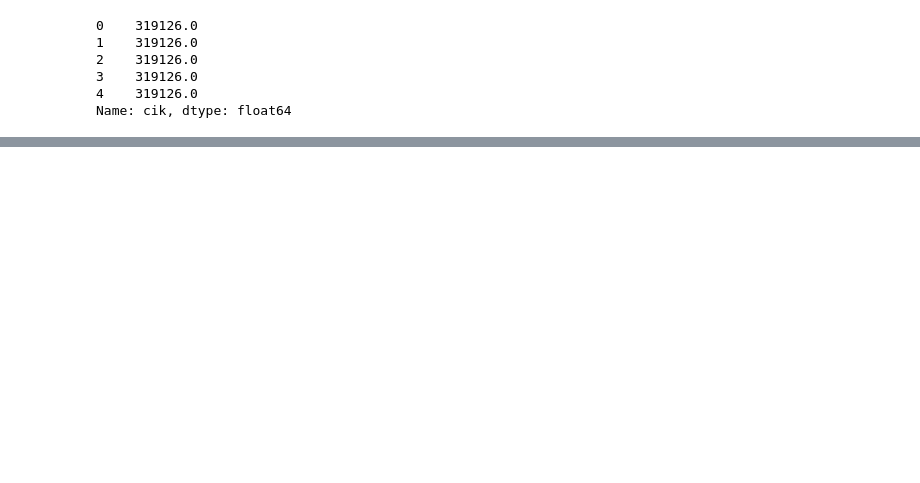
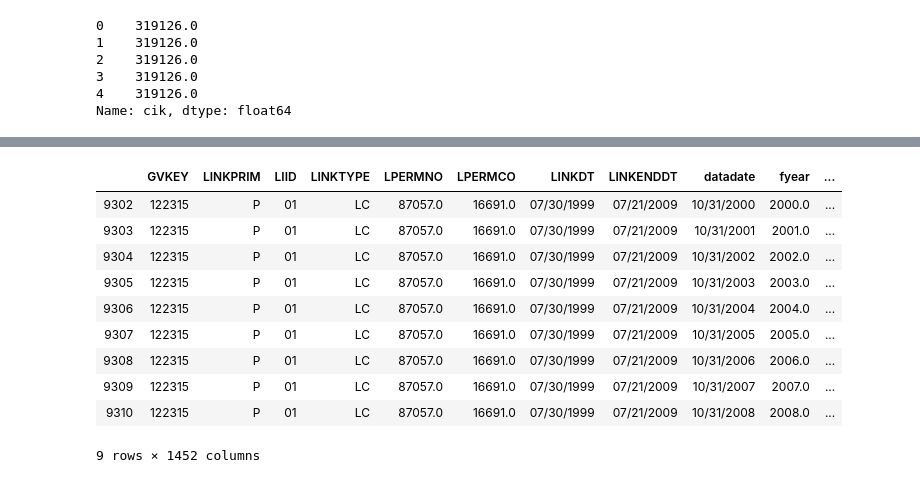
Before and after one commit to hannahho11/predict_bankruptcy, a Jupyter notebook: bankrupt_initial_eda.ipynb, the cells around one changed output, grey strips where cells are left out. Saved outputs shown, nothing was run; the diff lists cells and outputs as text; code cells hidden in the pictures; blank space fills up the shorter version.

```diff
--- a/bankrupt_initial_eda.ipynb
+++ b/bankrupt_initial_eda.ipynb
@@ -99,0 +124,16 @@ df_merge_11
+# %%
+df_test = df_merge[df_merge['cik'] ==815508]
+# %%
+df_test
+# %% [output]
+|  | GVKEY | LINKPRIM | LIID | LINKTYPE | LPERMNO | LPERMCO | LINKDT | LINKENDDT | datadate | fyear | ... |
+| 9302 | 122315 | P | 01 | LC | 87057.0 | 16691.0 | 07/30/1999 | 07/21/2009 | 10/31/2000 | 2000.0 | ... |
+| 9303 | 122315 | P | 01 | LC | 87057.0 | 16691.0 | 07/30/1999 | 07/21/2009 | 10/31/2001 | 2001.0 | ... |
+| 9304 | 122315 | P | 01 | LC | 87057.0 | 16691.0 | 07/30/1999 | 07/21/2009 | 10/31/2002 | 2002.0 | ... |
+| 9305 | 122315 | P | 01 | LC | 87057.0 | 16691.0 | 07/30/1999 | 07/21/2009 | 10/31/2003 | 2003.0 | ... |
+| 9306 | 122315 | P | 01 | LC | 87057.0 | 16691.0 | 07/30/1999 | 07/21/2009 | 10/31/2004 | 2004.0 | ... |
+| 9307 | 122315 | P | 01 | LC | 87057.0 | 16691.0 | 07/30/1999 | 07/21/2009 | 10/31/2005 | 2005.0 | ... |
+| 9308 | 122315 | P | 01 | LC | 87057.0 | 16691.0 | 07/30/1999 | 07/21/2009 | 10/31/2006 | 2006.0 | ... |
+| 9309 | 122315 | P | 01 | LC | 87057.0 | 16691.0 | 07/30/1999 | 07/21/2009 | 10/31/2007 | 2007.0 | ... |
+| 9310 | 122315 | P | 01 | LC | 87057.0 | 16691.0 | 07/30/1999 | 07/21/2009 | 10/31/2008 | 2008.0 | ... |
+9 rows × 1452 columns
```
Also changed, not shown: parts of 21 cells of this notebook, 4 other files.
